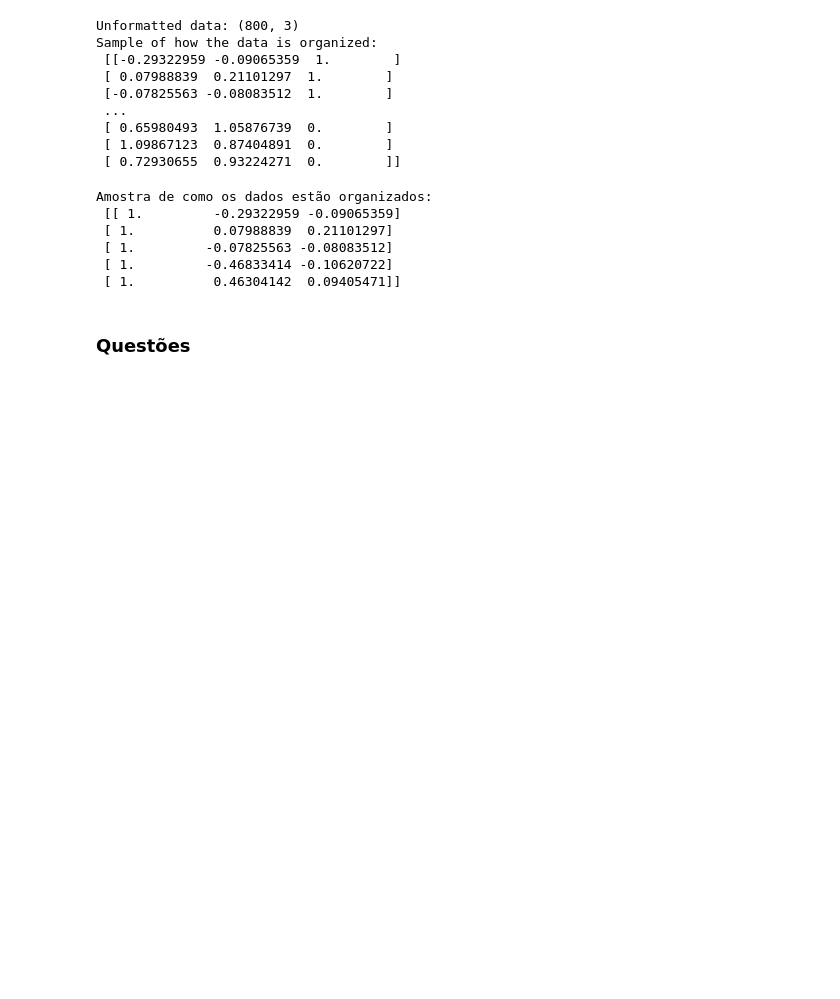
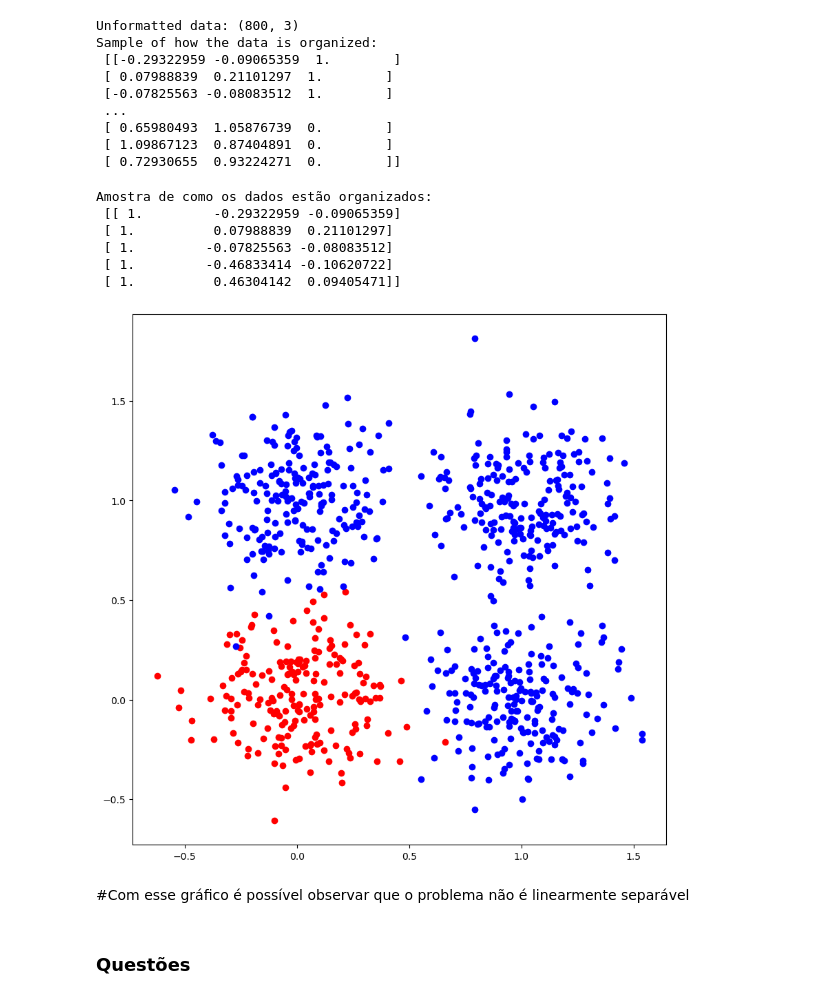
Before and after one commit to zeneto11/RNA-2024.1-PP2.1, a Jupyter notebook: code/perceptron.ipynb, the cells around one changed output. Saved outputs shown, nothing was run; the diff lists cells and outputs as text; code cells hidden in the pictures; blank space fills up the shorter version.

Commit message:
provando que nao e linearmente separavel

```diff
--- a/code/perceptron.ipynb
+++ b/code/perceptron.ipynb
@@ -252,6 +252,25 @@ Amostra de como os dados estão organizados:
  [ 1.          0.46304142  0.09405471]]
 # %%
 interval = [(-0.5, 0.5)]
+# %%
+fig, ax = plt.subplots(figsize=(10, 10))
+
+for i in range(len(formatted_data)):
+  x = formatted_data[i][0]
+  y = formatted_data[i][1]
+  if formatted_data[i][2] < 1:
+    y_blue = formatted_data[i][1]
+    plt.scatter(x,y_blue, c='blue')
+  else:
+    y_red = formatted_data[i][1]
+    plt.scatter(x, y_red, c='red')
+
+
+plt.show()
+# %% [output]
+[figure, added]
+# %% [markdown]
+#Com esse gráfico é possível observar que o problema não é linearmente separável
 # %% [markdown]
 ### Questões
 # %% [markdown]
```
Also changed, not shown: parts of 1 cell of this notebook.
